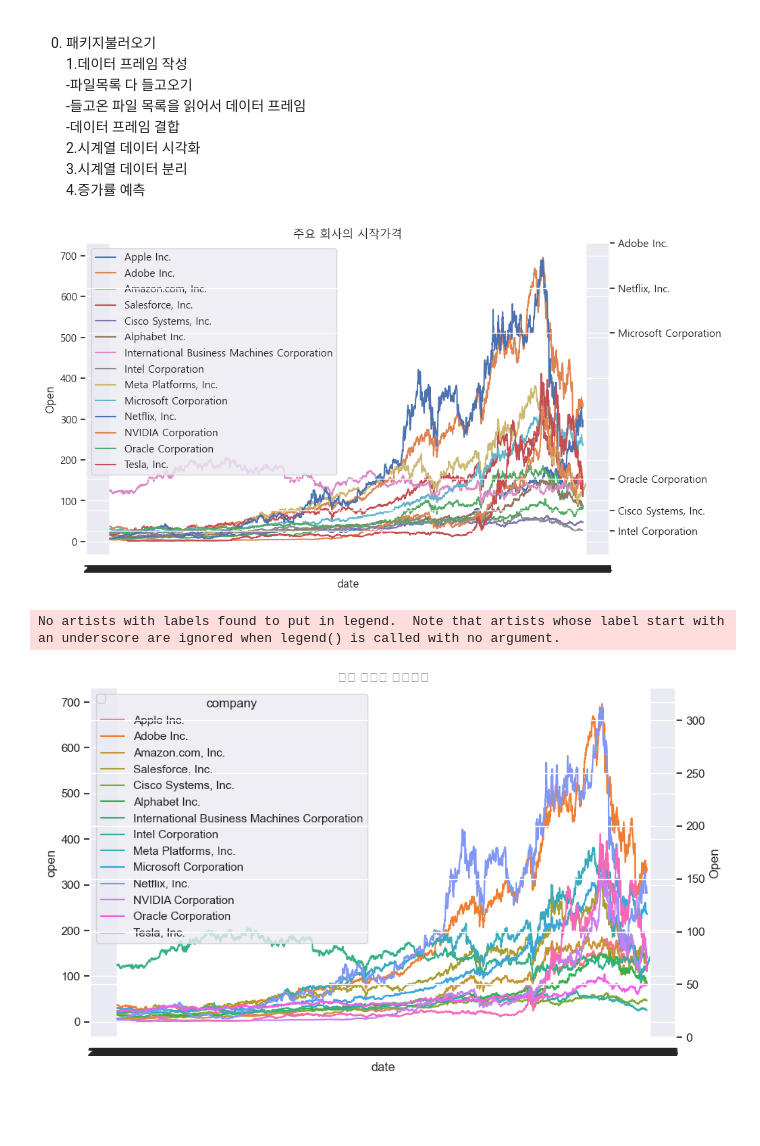
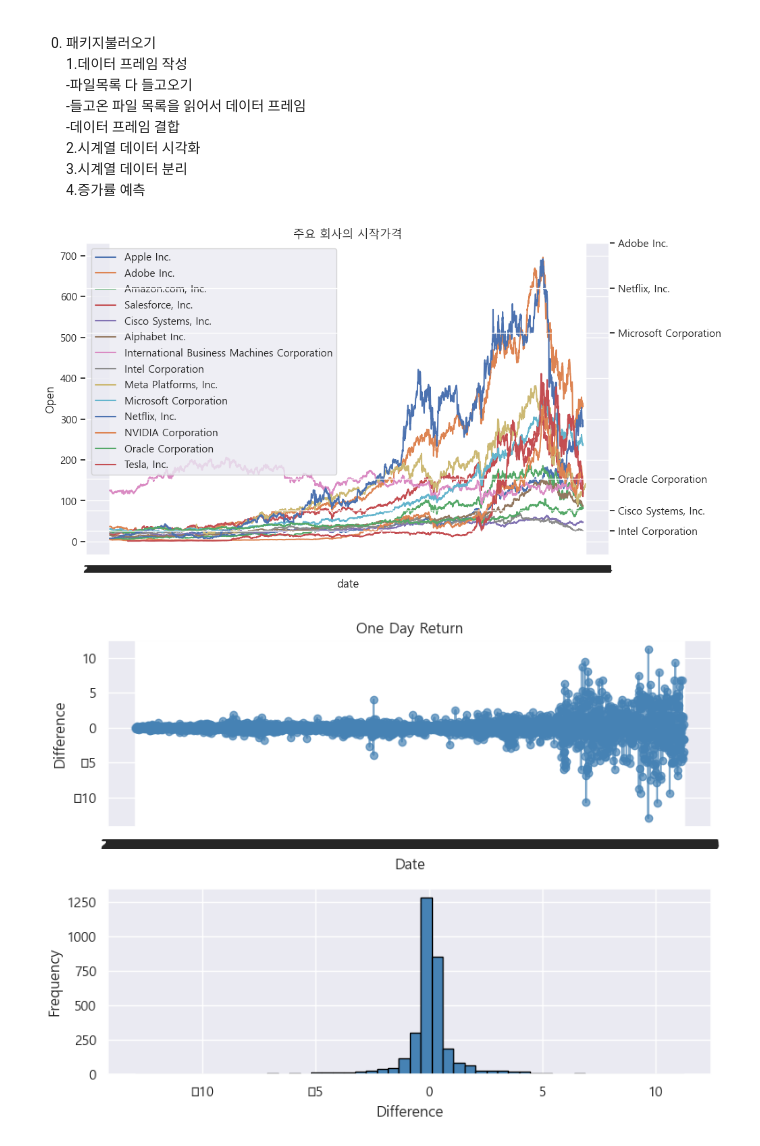
Before and after one commit to jwjb1020/jwj_python, a Jupyter notebook: 주식/nasdaq.ipynb, the cells around one changed output. Saved outputs shown, nothing was run; the diff lists cells and outputs as text; code cells hidden in the pictures; blank space fills up the shorter version.

```diff
--- a/주식/nasdaq.ipynb
+++ b/주식/nasdaq.ipynb
@@ -44,43 +44,85 @@ stocks
 
 # 시계열 데이터 시각화
 end_labels = stocks.groupby('company').last().sort_values('open', ascending=False)[['open']].iloc[[0, 1, 2, 11, 12, 13]].reset_index()
 
 plt.figure(figsize=(10, 6))
 ax = plt.gca()
 ax2 = ax.twinx()
 
 for company in stocks['company'].unique():
     subset = stocks[stocks['company'] == company]
     ax.plot(subset['date'], subset['open'], label=company)
 
 ax2.set_yticks(end_labels['open'])
 ax2.set_yticklabels(end_labels['company'])
 
 ax.set_yscale('linear')
 ax.set_xlabel('date')
 ax.set_ylabel('Open')
 ax.set_title('주요 회사의 시작가격')
 ax.legend(loc='upper left')
 
 plt.show()
 
-sns.set(style='darkgrid')
+# sns.set(style='darkgrid')
 
-plt.figure(figsize=(10, 6))
+# plt.figure(figsize=(10, 6))
 
-sns.lineplot(data=stocks, x='date', y='open', hue='company')
+# sns.lineplot(data=stocks, x='date', y='open', hue='company')
 
-ax2 = plt.gca().twinx()
-ax2.set_yticks(end_labels['open'])
-ax2.set_yticklabels(end_labels['company'])
+# ax2 = plt.gca().twinx()
+# ax2.set_yticks(end_labels['open'])
+# ax2.set_yticklabels(end_labels['company'])
 
-plt.yscale('linear')
-plt.xlabel('')
-plt.ylabel('Open')
-plt.title('주요 회사의 시작가격')
-plt.legend(loc='upper left')
+# plt.yscale('linear')
+# plt.xlabel('')
+# plt.ylabel('Open')
+# plt.title('주요 회사의 시작가격')
+# plt.legend(loc='upper left')
+# plt.show()
+
+# # Separate line plots for top 3 and bottom 3 companies
+# top3_companies = end_labels.iloc[:3, 1].tolist()
+# bottom3_companies = end_labels.iloc[3:, 1].tolist()
+
+# top3_stocks = stocks[stocks["company"].isin(top3_companies)]
+# bottom3_stocks = stocks[stocks["company"].isin(bottom3_companies)]
+
+# fig, (ax1, ax2) = plt.subplots(2, 1, figsize=(8, 6))
+# for company in top3_companies:
+#     top3_stocks[top3_stocks["company"] == company].plot(x="date", y="open", ax=ax1, label=company)
+# ax1.legend(loc="upper left")
+# ax1.set_title("Top 3")
+# ax1.set_xlabel("")
+# ax1.set_ylabel("Open")
+
+# for company in bottom3_companies:
+#     bottom3_stocks[bottom3_stocks["company"] == company].plot(x="date", y="open", ax=ax2, label=company)
+# ax2.legend(loc="upper left")
+# ax2.set_title("Bottom 3")
+# ax2.set_xlabel("Date")
+# ax2.set_ylabel("Open")
+
+# plt.tight_layout()
+# plt.show()
+
+
+aapl = stocks[stocks["name"] == "AAPL"][["date", "open"]]
+aapl["diff"] = aapl["open"].diff()
+
+fig, (ax1, ax2) = plt.subplots(2, 1, figsize=(8, 6))
+
+ax1.plot(aapl["date"], aapl["diff"], color="steelblue", alpha=0.7, marker="o")
+ax1.set_xlabel("Date")
+ax1.set_ylabel("Difference")
+ax1.set_title("One Day Return")
+
+ax2.hist(aapl["diff"], bins=50, color="steelblue", edgecolor="black")
+ax2.set_xlabel("Difference")
+ax2.set_ylabel("Frequency")
+
+plt.tight_layout()
 plt.show()
 # %% [output]
 [figure]
-No artists with labels found to put in legend.  Note that artists whose label start with an underscore are ignored when legend() is called with no argument.
-[figure, old version]
+[figure, new version]
```
Also changed, not shown: 3 other files.
